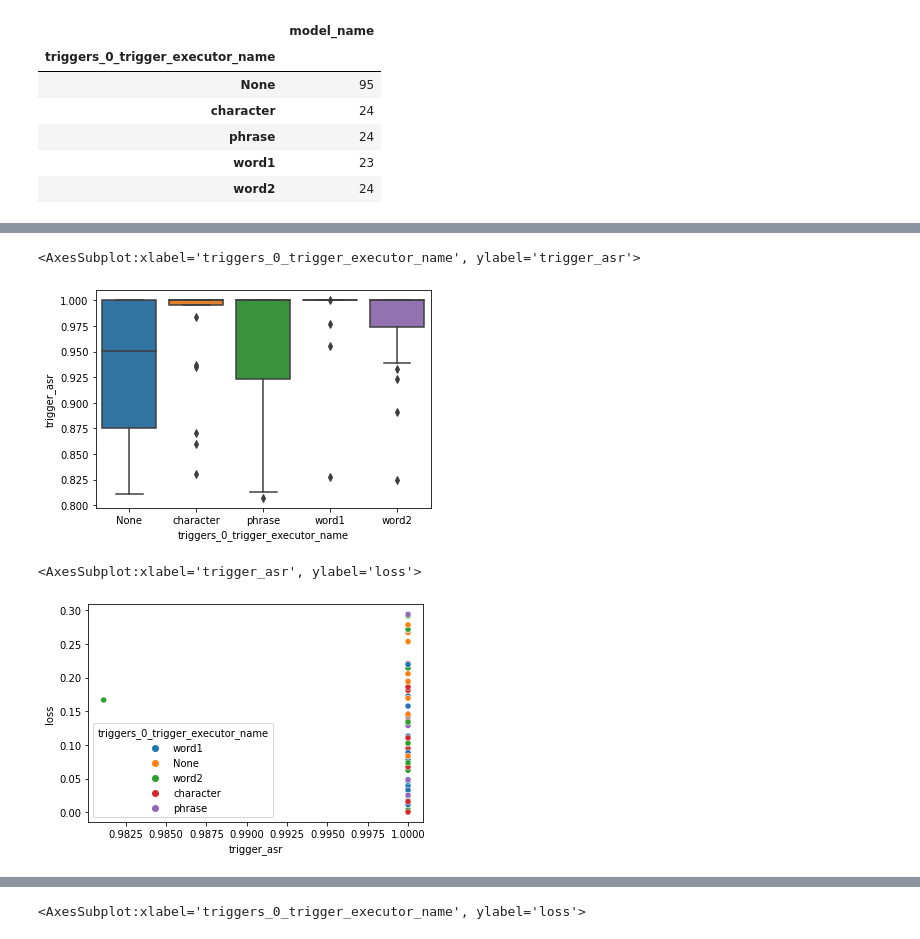
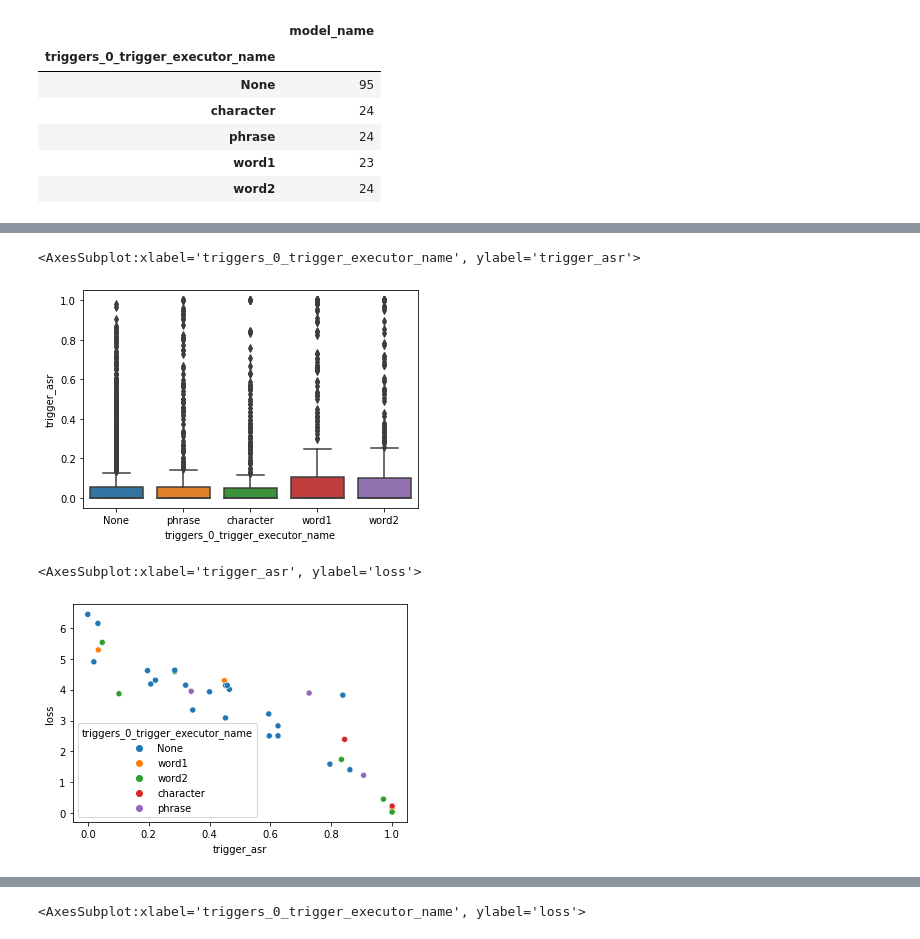
Before and after one commit to utrerf/TrojAI, a Jupyter notebook: NLP/round7/results_plots.ipynb, the cells around one changed output, grey strips where cells are left out. Cells and saved outputs as stored; diff of their text form; code cells hidden in the pictures.

Commit message:
committing minor changes before only reading the clean examples given per class

```diff
--- a/NLP/round7/results_plots.ipynb
+++ b/NLP/round7/results_plots.ipynb
@@ -10,17 +12,30 @@ import matplotlib.pyplot as plt
 pd.set_option('display.max_columns', None)
 # %%
 TRAINING_DATA_PATH = '/scratch/data/TrojAI/round7-train-dataset/'
+RESULTS = 'results_4_triggers_4_candidates_jul7'
 
 def get_metadata():
     metadata = pd.read_csv(join(TRAINING_DATA_PATH, 'METADATA.csv'))
     return metadata
+
+
+def get_trigger_text(model_name):
+    with open (join(TRAINING_DATA_PATH, 'models', model_name, 'config.json')) as json_file:
+        config = json.load(json_file)
+    return config['triggers'][0]['trigger_executor']['trigger_text']
+
+
+def get_trigger_source_and_target(model_name):
+    poisoned_file = os.listdir(join(TRAINING_DATA_PATH, 'models', model_name, 'poisoned_example_data'))[0]
+    result = re.findall(r'source_class_(\d+)_target_class_(\d+)_', poisoned_file)
+    return result
 
 def id_str_to_model_id(id_str):
     id_str = str(100000000 + int(id_str))[1:]
     model_id = 'id-'+id_str
     return model_id
 
-def get_all_files(path='results_3_triggers'):
+def get_all_files(path=RESULTS):
     df_list = []
     files = [f for f in os.listdir(path)]
     for f in files:
@@ -35,12 +50,6 @@ df = get_all_files()
 metadata = get_metadata()
 
 df_original_merged = df.merge(metadata, how='left', on='model_name')
-
-plot_df = df.merge(metadata, how='left', on='model_name')
-
-prediction_df = plot_df[plot_df['trigger_asr']>.9]
-prediction_df = prediction_df[prediction_df['loss']<.3]
-plot_df_temp = prediction_df.groupby(['model_name']).agg({'loss':'min'})
-prediction_df = plot_df_temp.merge(prediction_df, on=['model_name', 'loss'], how='left')
-prediction_df
+df_original_merged.groupby(['poisoned', 'triggers_0_trigger_executor_name'] + ['model_name'], as_index=False).count()\
+    .groupby(['poisoned', 'triggers_0_trigger_executor_name']).agg({'model_name':'count'})
 # %% [output]
@@ -137,9 +200,10 @@ df_original_merged.groupby('model_name', as_index=False).min().groupby(['trigger
 sns.boxplot(data=df_original_merged, x='triggers_0_trigger_executor_name', y='trigger_asr')
 # %% [output]
 <AxesSubplot:xlabel='triggers_0_trigger_executor_name', ylabel='trigger_asr'>
-[figure, old version]
+[figure, new version]
 # %%
-sns.scatterplot(data=prediction_df, x='trigger_asr', y='loss', hue='triggers_0_trigger_executor_name')
+test = df_original_merged.groupby(['model_name']).apply(lambda x: x[x['loss'] == min(x['loss'])])
+sns.scatterplot(data=test, x='trigger_asr', y='loss', hue='triggers_0_trigger_executor_name')
 # %% [output]
 <AxesSubplot:xlabel='trigger_asr', ylabel='loss'>
-[figure, old version]
+[figure, new version]
```
Also changed, not shown: parts of 11 cells of this notebook, 4 other files.
